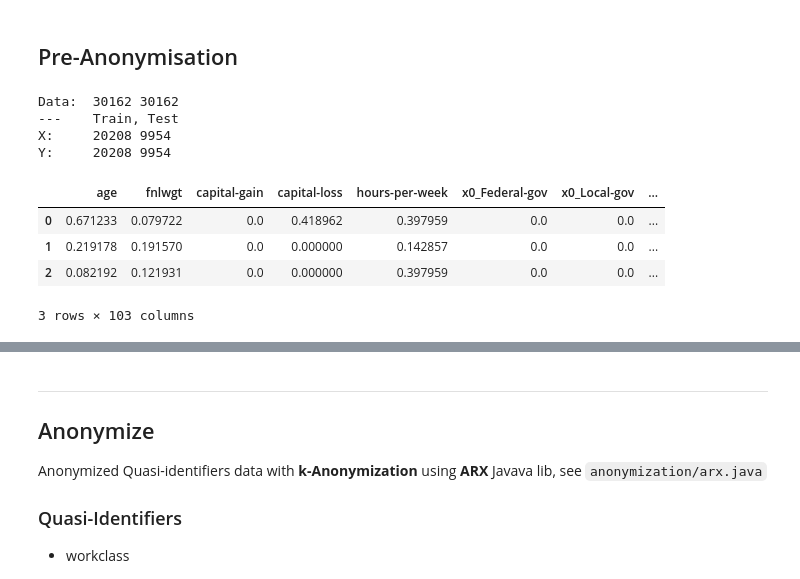
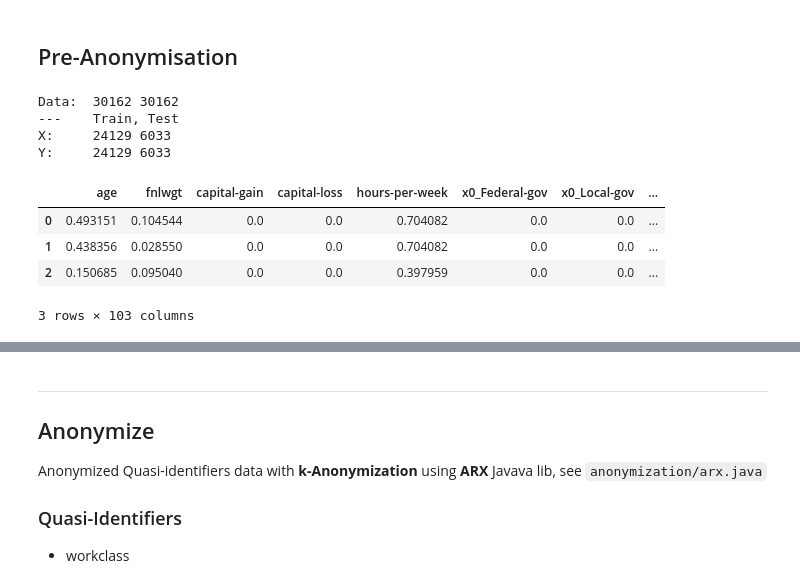
Before and after one commit to oStritze/speml, a Jupyter notebook: exercise_1/src/Anonymization.ipynb, the cells around one changed output, grey strips where cells are left out. Saved outputs shown, nothing was run; the diff lists cells and outputs as text; code cells hidden in the pictures.

```diff
--- a/exercise_1/src/Anonymization.ipynb
+++ b/exercise_1/src/Anonymization.ipynb
@@ -125,31 +130,31 @@ import preproc
 # %%
 from sklearn.model_selection import train_test_split
 
 adults.dropna(inplace=True)
 adults.reset_index(inplace=True, drop=True)
 
 X = adults.drop("target", axis=1)
 y = adults["target"].dropna()
 X_train, X_test, y_train, y_test = train_test_split(
-    X, y, test_size=0.33, random_state=42)
+    X, y, test_size=0.2, random_state=42)
 pp_train, encoder, scaler = preproc.preproc(X_train)
 
 pp_test, encoder, scaler = preproc.preproc(X_test, encoder, scaler)
 
 print("Data: ", pp_train.shape[0]+pp_test.shape[0], adults.dropna().shape[0])
 print("---    Train, Test")
 print("X:    ", pp_train.shape[0], pp_test.shape[0])
 print("Y:    ", y_train.shape[0], y_test.shape[0])
 pp_train.head(3)
 # %% [output]
 Data:  30162 30162
 ---    Train, Test
-X:     20208 9954
-Y:     20208 9954
+X:     24129 6033
+Y:     24129 6033
 |  | age | fnlwgt | capital-gain | capital-loss | hours-per-week | x0_Federal-gov | x0_Local-gov | ... |
-| 0 | 0.671233 | 0.079722 | 0.0 | 0.418962 | 0.397959 | 0.0 | 0.0 | ... |
-| 1 | 0.219178 | 0.191570 | 0.0 | 0.000000 | 0.142857 | 0.0 | 0.0 | ... |
-| 2 | 0.082192 | 0.121931 | 0.0 | 0.000000 | 0.397959 | 0.0 | 0.0 | ... |
+| 0 | 0.493151 | 0.104544 | 0.0 | 0.0 | 0.704082 | 0.0 | 0.0 | ... |
+| 1 | 0.438356 | 0.028550 | 0.0 | 0.0 | 0.704082 | 0.0 | 0.0 | ... |
+| 2 | 0.150685 | 0.095040 | 0.0 | 0.0 | 0.397959 | 0.0 | 0.0 | ... |
 3 rows × 103 columns
 # %%
 results_raw = classify.classify(pp_train, y_train, pp_test, y_test)
```
Also changed, not shown: parts of 8 cells of this notebook, 8 other files.
